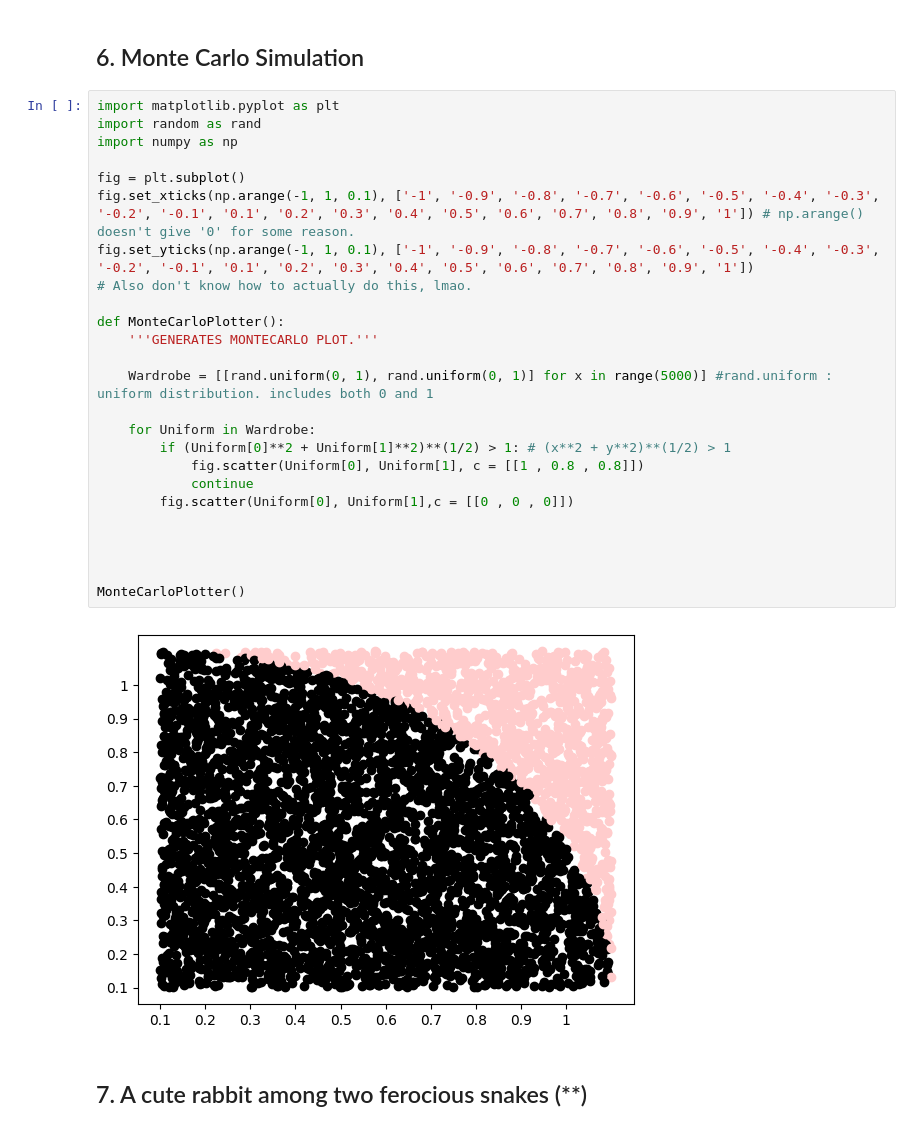
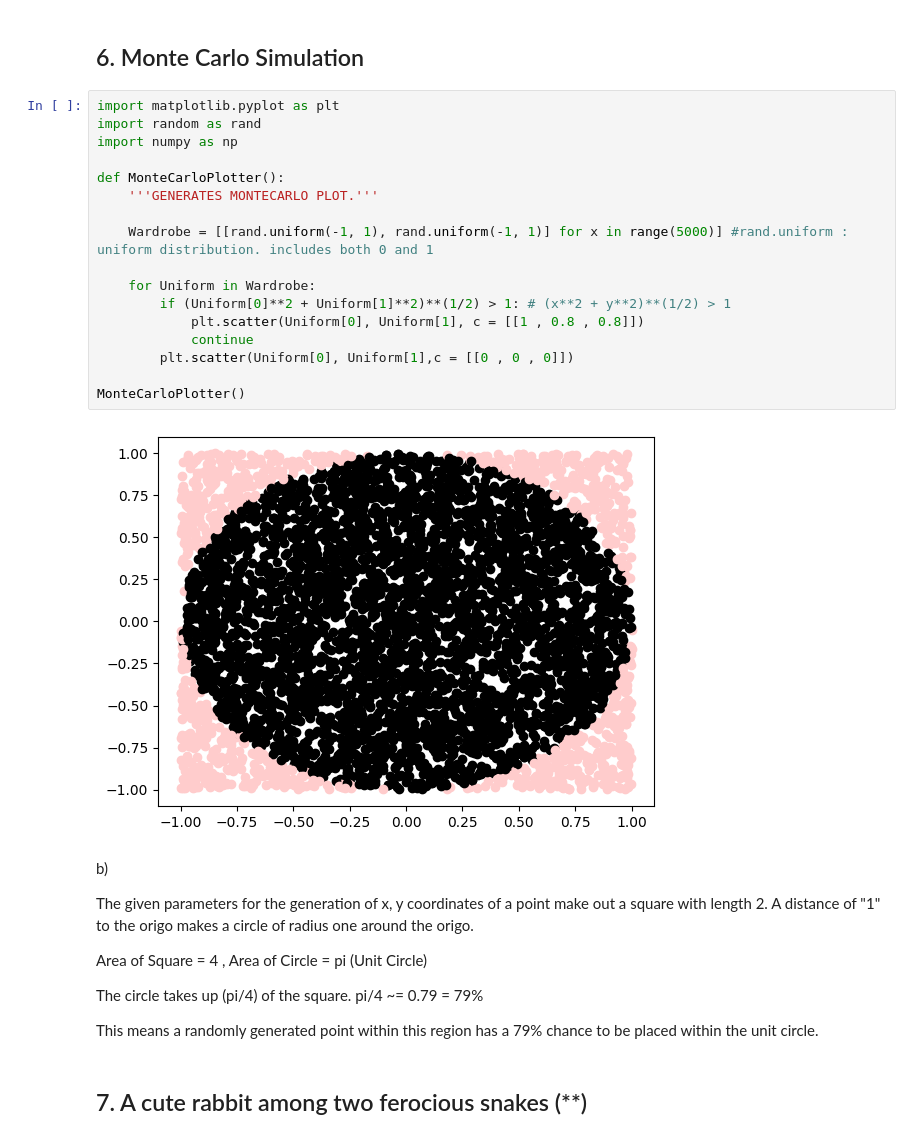
Before and after one commit to GuillermoTuesta/Python-GuillermoTuesta, a Jupyter notebook: IT-Högskolan/Exercises/Exercise 04 - List exercises.ipynb, the cells around one changed output. Drawn from its saved outputs; the diff is of its cells as text.

```diff
--- a/IT-Högskolan/Exercises/Exercise 04 - List exercises.ipynb
+++ b/IT-Högskolan/Exercises/Exercise 04 - List exercises.ipynb
@@ -131,30 +129,35 @@ This dictionary keeps track of all sixes yielded on each amount of throws:
 # %%
 import matplotlib.pyplot as plt
 import random as rand
 import numpy as np
 
-fig = plt.subplot()
-fig.set_xticks(np.arange(-1, 1, 0.1), ['-1', '-0.9', '-0.8', '-0.7', '-0.6', '-0.5', '-0.4', '-0.3', '-0.2', '-0.1', '0.1', '0.2', '0.3', '0.4', '0.5', '0.6', '0.7', '0.8', '0.9', '1']) # np.arange() doesn't give '0' for some reason.
-fig.set_yticks(np.arange(-1, 1, 0.1), ['-1', '-0.9', '-0.8', '-0.7', '-0.6', '-0.5', '-0.4', '-0.3', '-0.2', '-0.1', '0.1', '0.2', '0.3', '0.4', '0.5', '0.6', '0.7', '0.8', '0.9', '1'])
-# Also don't know how to actually do this, lmao.
-
 def MonteCarloPlotter():
     '''GENERATES MONTECARLO PLOT.'''
 
-    Wardrobe = [[rand.uniform(0, 1), rand.uniform(0, 1)] for x in range(5000)] #rand.uniform : uniform distribution. includes both 0 and 1
+    Wardrobe = [[rand.uniform(-1, 1), rand.uniform(-1, 1)] for x in range(5000)] #rand.uniform : uniform distribution. includes both 0 and 1
 
     for Uniform in Wardrobe:
         if (Uniform[0]**2 + Uniform[1]**2)**(1/2) > 1: # (x**2 + y**2)**(1/2) > 1
-            fig.scatter(Uniform[0], Uniform[1], c = [[1 , 0.8 , 0.8]])
+            plt.scatter(Uniform[0], Uniform[1], c = [[1 , 0.8 , 0.8]])
             continue
-        fig.scatter(Uniform[0], Uniform[1],c = [[0 , 0 , 0]])
-
-
-
+        plt.scatter(Uniform[0], Uniform[1],c = [[0 , 0 , 0]])
 
 MonteCarloPlotter()
 # %% [output]
-[figure, old version]
+[figure, new version]
+# %% [markdown]
+b)
+
+The given parameters for the generation of x, y coordinates of a point make out a square with length 2.
+A distance of "1" to the origo makes a circle of radius one around the origo.
+
+Area of Square = 4 ,
+Area of Circle = pi (Unit Circle)
+
+The circle takes up (pi/4) of the square.
+pi/4 ~= 0.79 = 79%
+
+This means a randomly generated point within this region has a 79% chance to be placed within the unit circle.
 # %% [markdown]
 ## 7. A cute rabbit among two ferocious snakes (**)
 # %% [markdown]
```
Also changed, not shown: parts of 4 cells of this notebook, 1 other file.
